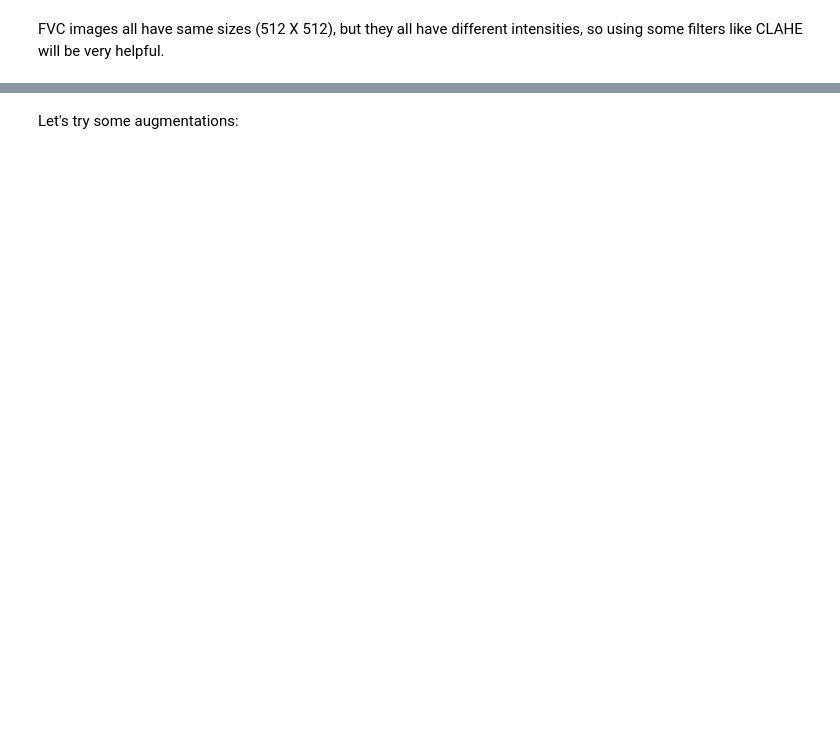
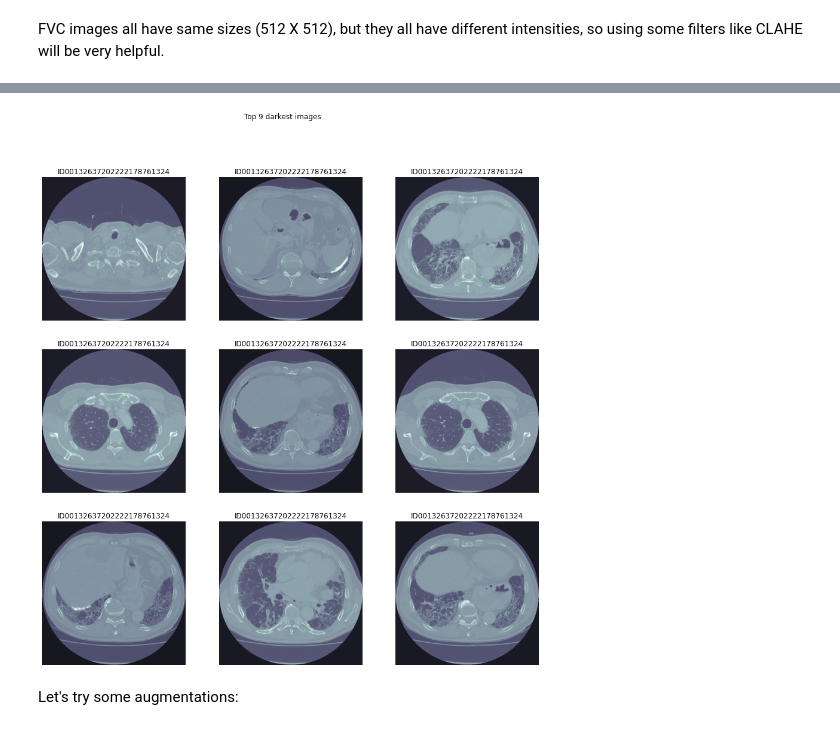
Before and after one commit to Lexie88rus/PulmonaryFibrosisProgression, a Jupyter notebook: Pulmonary Fibrosis Progression EDA.ipynb, the cells around one changed output, grey strips where cells are left out. Drawn from its saved outputs; the diff is of its cells as text; code cells hidden in the pictures; blank space fills up the shorter version.

```diff
--- a/Pulmonary Fibrosis Progression EDA.ipynb
+++ b/Pulmonary Fibrosis Progression EDA.ipynb
@@ -377,3 +438,7 @@ FVC images all have same sizes (512 X 512), but they all have different intensit
+# %%
+plot_top_bright(brightness_df, bright=False)
+# %% [output]
+[figure, added]
 # %% [markdown]
 Let's try some augmentations:
 # %%
```
Also changed, not shown: parts of 6 cells of this notebook.
